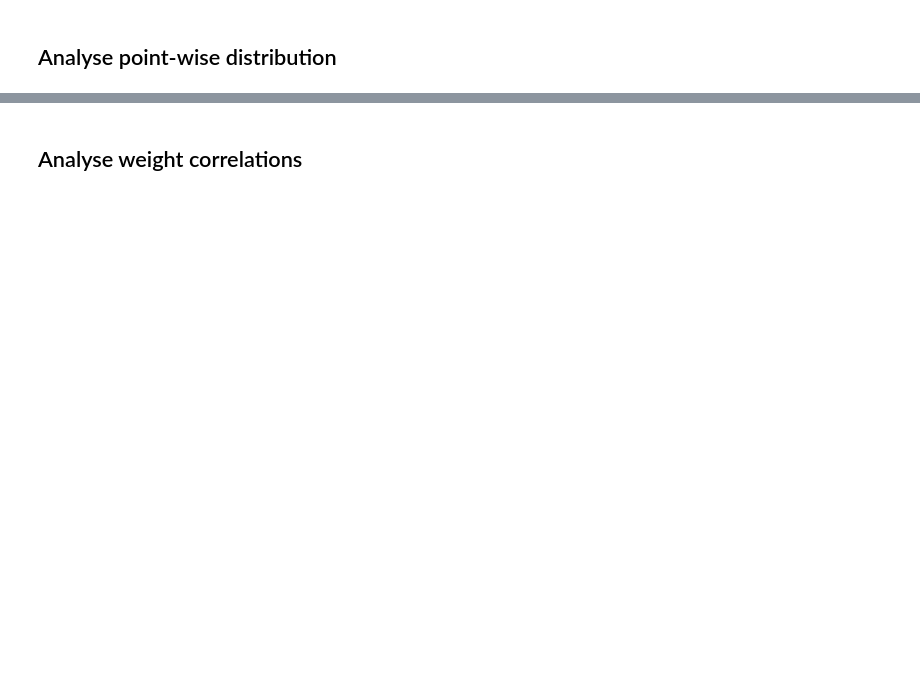
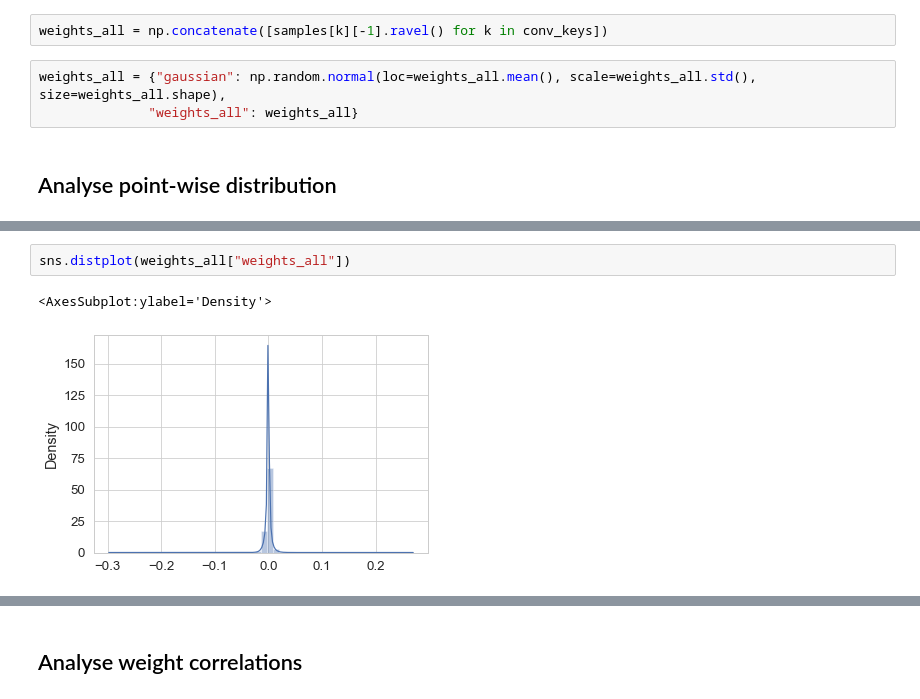
Before and after one commit to ratschlab/bnn_priors, a Jupyter notebook: experiments/3.4_Analyse_empirical_weight_distributions.ipynb, the cells around one changed output, grey strips where cells are left out. Drawn from its saved outputs; the diff is of its cells as text; blank space fills up the shorter version.

```diff
--- a/experiments/3.4_Analyse_empirical_weight_distributions.ipynb
+++ b/experiments/3.4_Analyse_empirical_weight_distributions.ipynb
@@ -220,2 +241,7 @@ weights_reshaped = {name : weight.reshape(weight.shape[0], -1) for name, weight
+# %%
+weights_all = np.concatenate([samples[k][-1].ravel() for k in conv_keys])
+# %%
+weights_all = {"gaussian": np.random.normal(loc=weights_all.mean(), scale=weights_all.std(), size=weights_all.shape),
+              "weights_all": weights_all}
 # %% [markdown]
 ## Analyse point-wise distribution
@@ -225,0 +252,5 @@ plot_weightdist(weights);
+# %%
+sns.distplot(weights_all["weights_all"])
+# %% [output]
+<AxesSubplot:ylabel='Density'>
+[figure, added]
```
Also changed, not shown: parts of 42 cells of this notebook, 14 other files.
